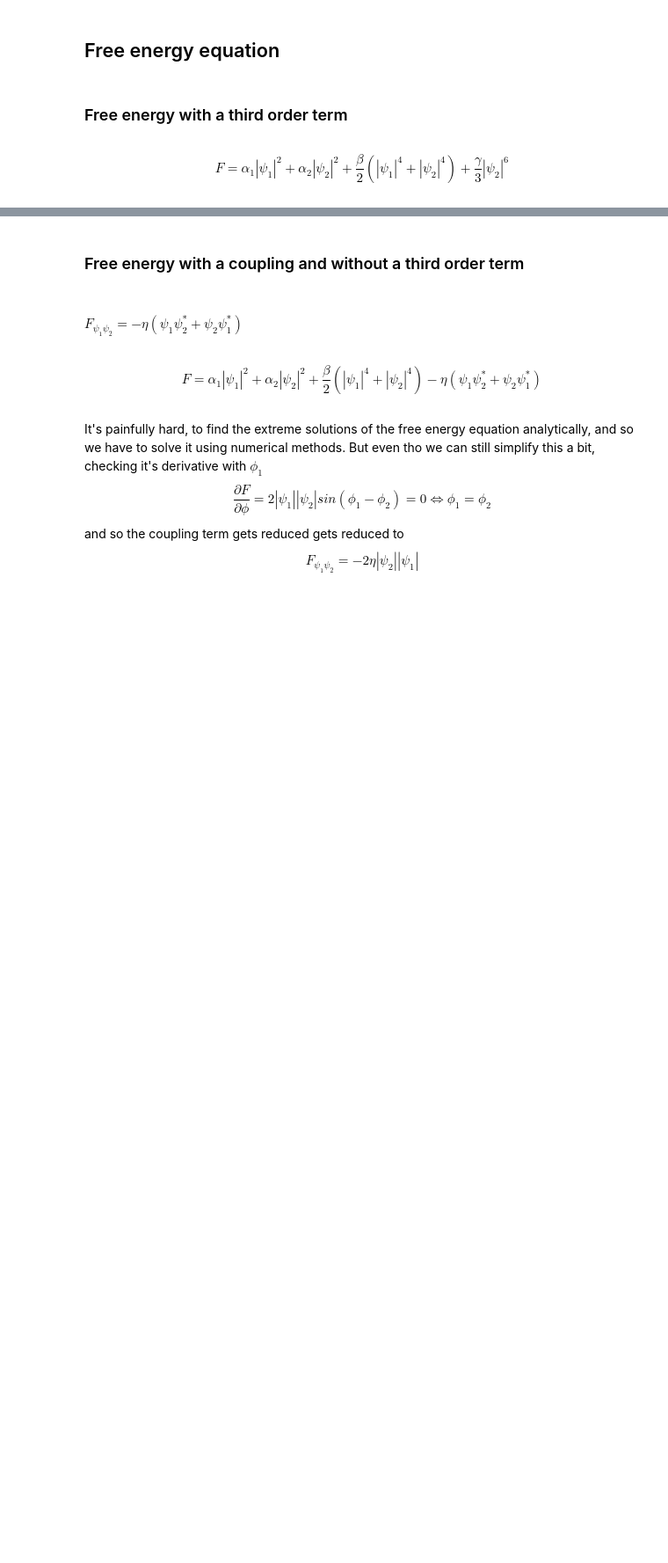
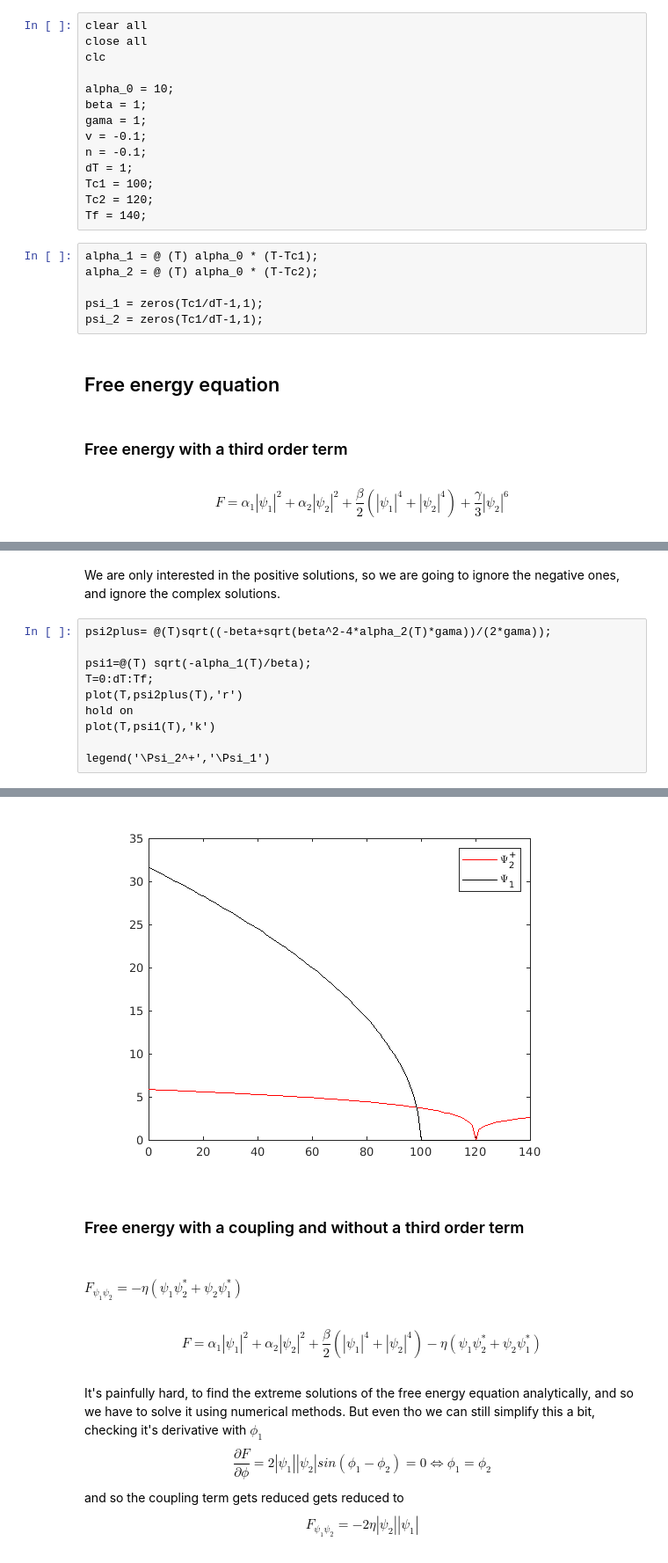
Before and after one commit to Gustavo-01/Projeto_daf, a Jupyter notebook: Project.ipynb, the cells around one changed output, grey strips where cells are left out. Shown at 88% size. Saved outputs shown, nothing was run; the diff lists cells and outputs as text; blank space fills up the shorter version.

```diff
--- a/Project.ipynb
+++ b/Project.ipynb
@@ -19,3 +21,23 @@ $$F=\alpha_1|\psi_1|^2+\alpha_2|\psi_2|^2+\frac{\beta}{2}(|\psi_1|^4+|\psi_2|^4)
+# %%
+clear all
+close all
+clc
+
+alpha_0 = 10;
+beta = 1;
+gama = 1;
+v = -0.1;
+n = -0.1;
+dT = 1;
+Tc1 = 100;
+Tc2 = 120;
+Tf = 140;
+# %%
+alpha_1 = @ (T) alpha_0 * (T-Tc1);
+alpha_2 = @ (T) alpha_0 * (T-Tc2);
+
+psi_1 = zeros(Tc1/dT-1,1);
+psi_2 = zeros(Tc1/dT-1,1);
 # %% [markdown]
 ## Free energy equation
 # %% [markdown]
@@ -26,0 +50,13 @@ Let's minimize the equation by deriving with respect to $\psi^*$, we get,$$\frac
+# %% [markdown]
+We are only interested in the positive solutions, so we are going to ignore the negative ones, and ignore the complex solutions.
+# %%
+psi2plus= @(T)sqrt((-beta+sqrt(beta^2-4*alpha_2(T)*gama))/(2*gama));
+
+psi1=@(T) sqrt(-alpha_1(T)/beta);
+T=0:dT:Tf;
+plot(T,psi2plus(T),'r')
+hold on
+plot(T,psi1(T),'k')
+
+legend('\Psi_2^+','\Psi_1')
+# %% [output]
@@ -27,3 +65,4 @@ Let's minimize the equation by deriving with respect to $\psi^*$, we get,$$\frac
+[figure, added]
 # %% [markdown]
 ### Free energy with a coupling and without a third order term
 # %% [markdown]
```
Also changed, not shown: parts of 8 cells of this notebook.
